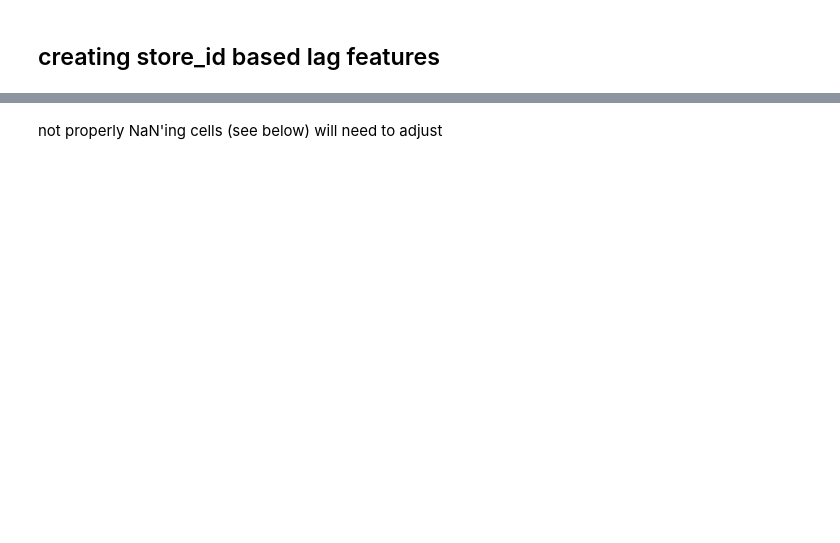
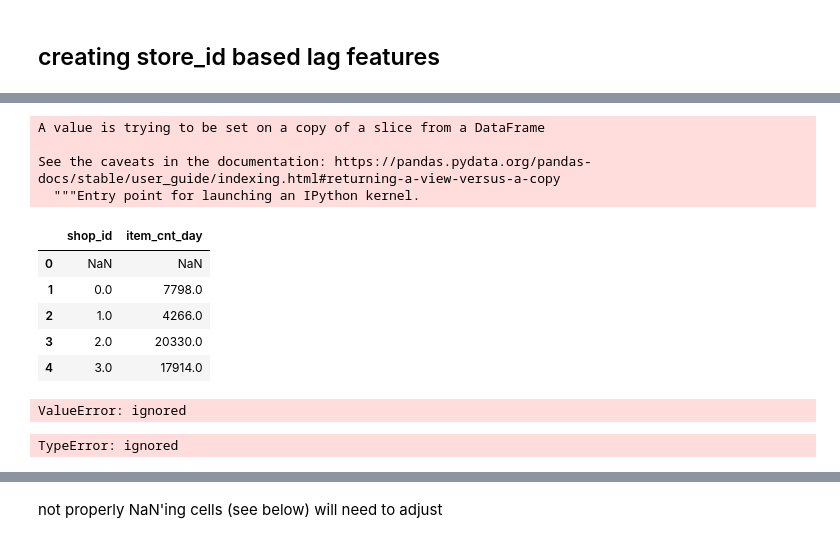
Before and after one commit to cmannnn/predict_future_sales, a Jupyter notebook: predict_future_sales.ipynb, the cells around one changed output, grey strips where cells are left out. Saved outputs shown, nothing was run; the diff lists cells and outputs as text; code cells hidden in the pictures; blank space fills up the shorter version.

```diff
--- a/predict_future_sales.ipynb
+++ b/predict_future_sales.ipynb
@@ -785,0 +444,7 @@ shop_id_by_month_group = shop_id_by_month.groupby(['shop_id', 'year', 'month']).
+# %%
+shop_id_by_month = shop_id_by_month.sort_values(by = ['shop_id', 'year', 'month'], inplace = True)
+# %% [output]
+A value is trying to be set on a copy of a slice from a DataFrame
+
+See the caveats in the documentation: https://pandas.pydata.org/pandas-docs/stable/user_guide/indexing.html#returning-a-view-versus-a-copy
+  """Entry point for launching an IPython kernel.
@@ -785,0 +453,19 @@ shop_id_by_month_group = shop_id_by_month.groupby(['shop_id', 'year', 'month']).
+# %%
+one_month_ago = shop_id_by_month.groupby(['shop_id'], as_index = False).item_cnt_day.sum().shift(1)
+one_month_ago.head()
+# %% [output]
+|  | shop_id | item_cnt_day |
+| 0 | NaN | NaN |
+| 1 | 0.0 | 7798.0 |
+| 2 | 1.0 | 4266.0 |
+| 3 | 2.0 | 20330.0 |
+| 4 | 3.0 | 17914.0 |
+# %%
+shop_id_by_month['1_month_ago'] = one_month_ago.reset_index(level=0, drop=True)
+# %% [output]
+ValueError: ignored
+# %%
+for i in [1,2,3,6,12]:
+  shop_id_by_month[str(i) + '_month_ago'] = shop_id_by_month.groupby(['shop_id', 'year', 'month']).item_cnt_day.sum().shift(i)
+# %% [output]
+TypeError: ignored
```
Also changed, not shown: parts of 58 cells of this notebook.
